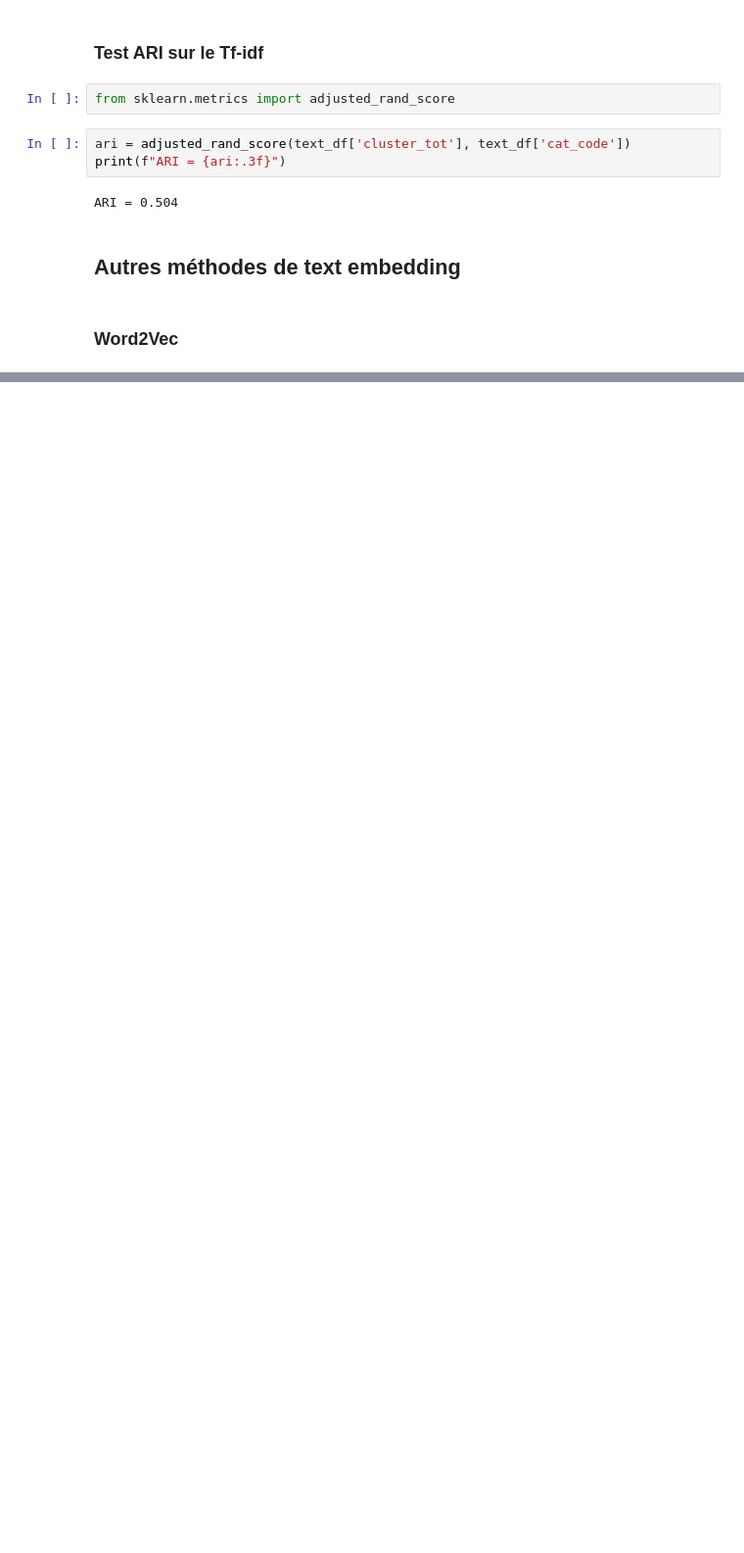
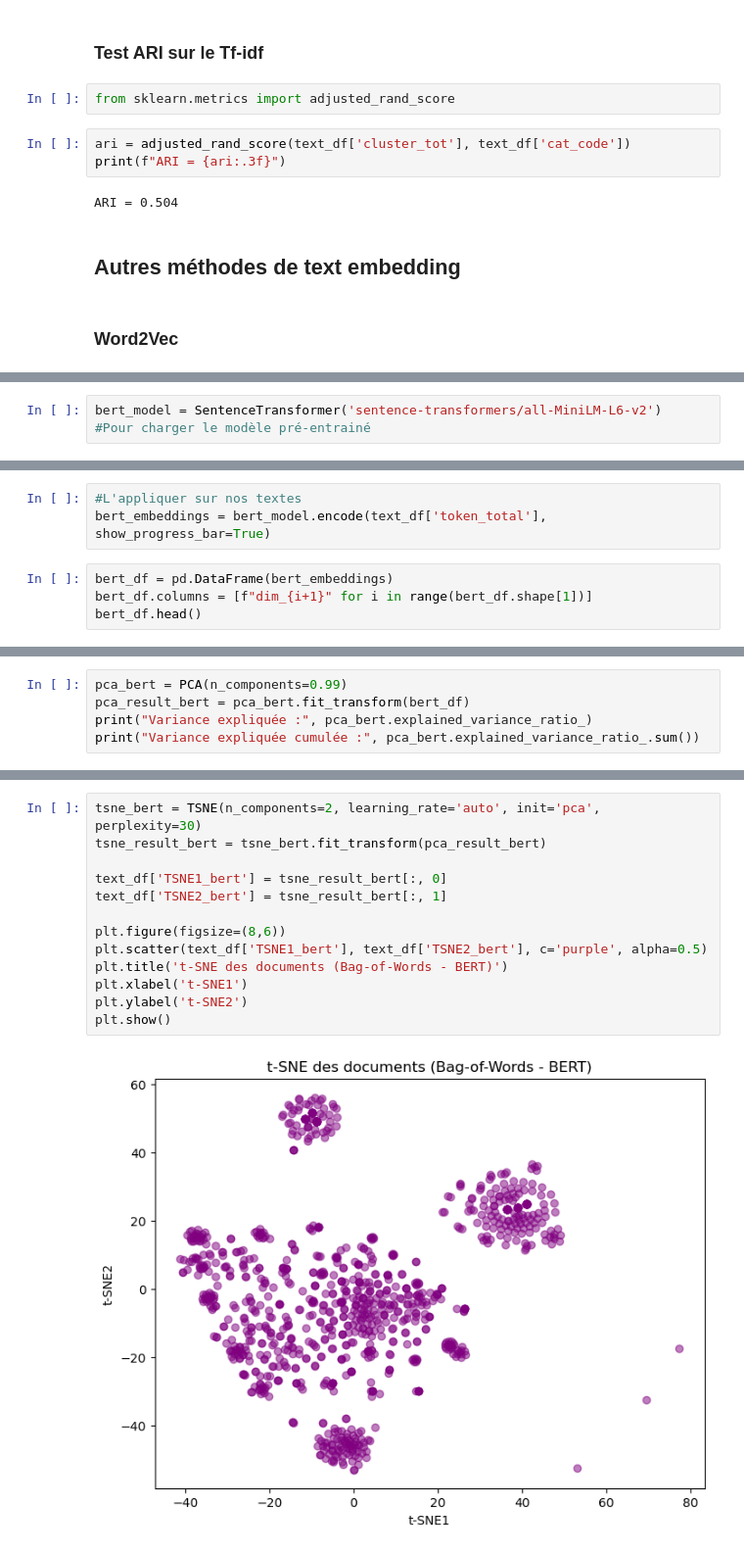
Before and after one commit to ManonVilla/OCProjet6, a Jupyter notebook: VILLA_Manon_1_pretraitement_texte.ipynb, the cells around one changed output, grey strips where cells are left out. Shown at 98% size. Saved outputs shown, nothing was run; the diff lists cells and outputs as text; blank space fills up the shorter version.

```diff
--- a/VILLA_Manon_1_pretraitement_texte.ipynb
+++ b/VILLA_Manon_1_pretraitement_texte.ipynb
@@ -564,0 +658,3 @@ ARI = 0.504
+# %%
+bert_model = SentenceTransformer('sentence-transformers/all-MiniLM-L6-v2')
+#Pour charger le modèle pré-entrainé
@@ -564,0 +665,7 @@ ARI = 0.504
+# %%
+#L'appliquer sur nos textes
+bert_embeddings = bert_model.encode(text_df['token_total'], show_progress_bar=True)
+# %%
+bert_df = pd.DataFrame(bert_embeddings)
+bert_df.columns = [f"dim_{i+1}" for i in range(bert_df.shape[1])]
+bert_df.head()
@@ -564,0 +680,5 @@ ARI = 0.504
+# %%
+pca_bert = PCA(n_components=0.99)
+pca_result_bert = pca_bert.fit_transform(bert_df)
+print("Variance expliquée :", pca_bert.explained_variance_ratio_)
+print("Variance expliquée cumulée :", pca_bert.explained_variance_ratio_.sum())
@@ -564,0 +703,15 @@ ARI = 0.504
+# %%
+tsne_bert = TSNE(n_components=2, learning_rate='auto', init='pca', perplexity=30)
+tsne_result_bert = tsne_bert.fit_transform(pca_result_bert)
+
+text_df['TSNE1_bert'] = tsne_result_bert[:, 0]
+text_df['TSNE2_bert'] = tsne_result_bert[:, 1]
+
+plt.figure(figsize=(8,6))
+plt.scatter(text_df['TSNE1_bert'], text_df['TSNE2_bert'], c='purple', alpha=0.5)
+plt.title('t-SNE des documents (Bag-of-Words - BERT)')
+plt.xlabel('t-SNE1')
+plt.ylabel('t-SNE2')
+plt.show()
+# %% [output]
+[figure, added]
```
Also changed, not shown: parts of 33 cells of this notebook.
